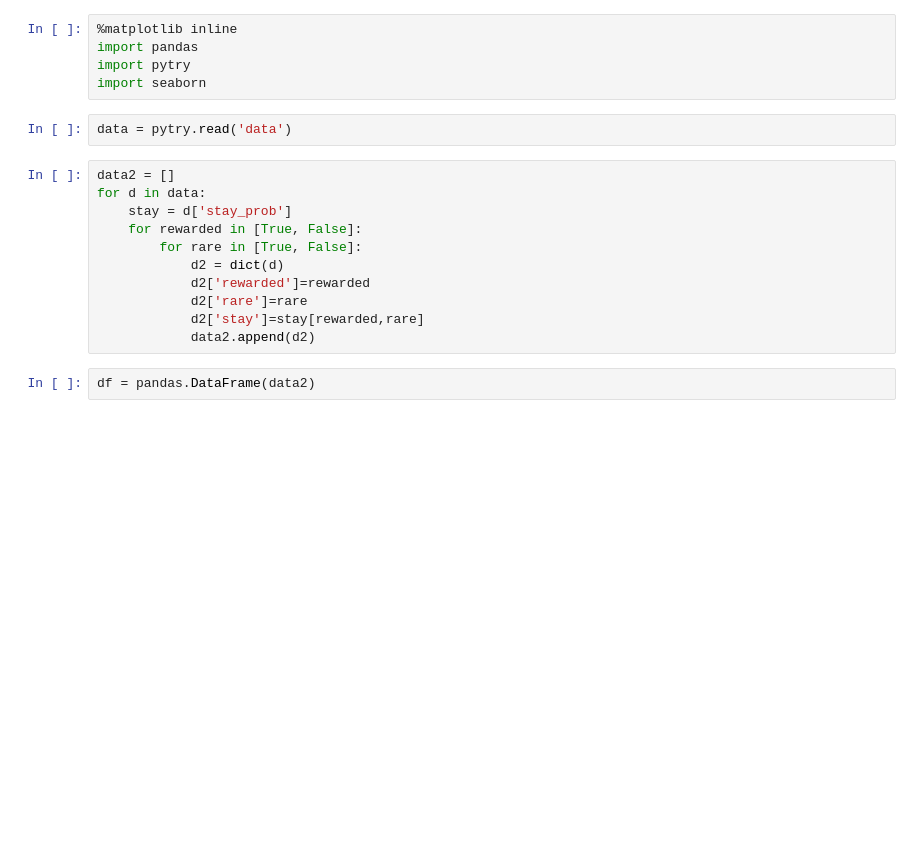
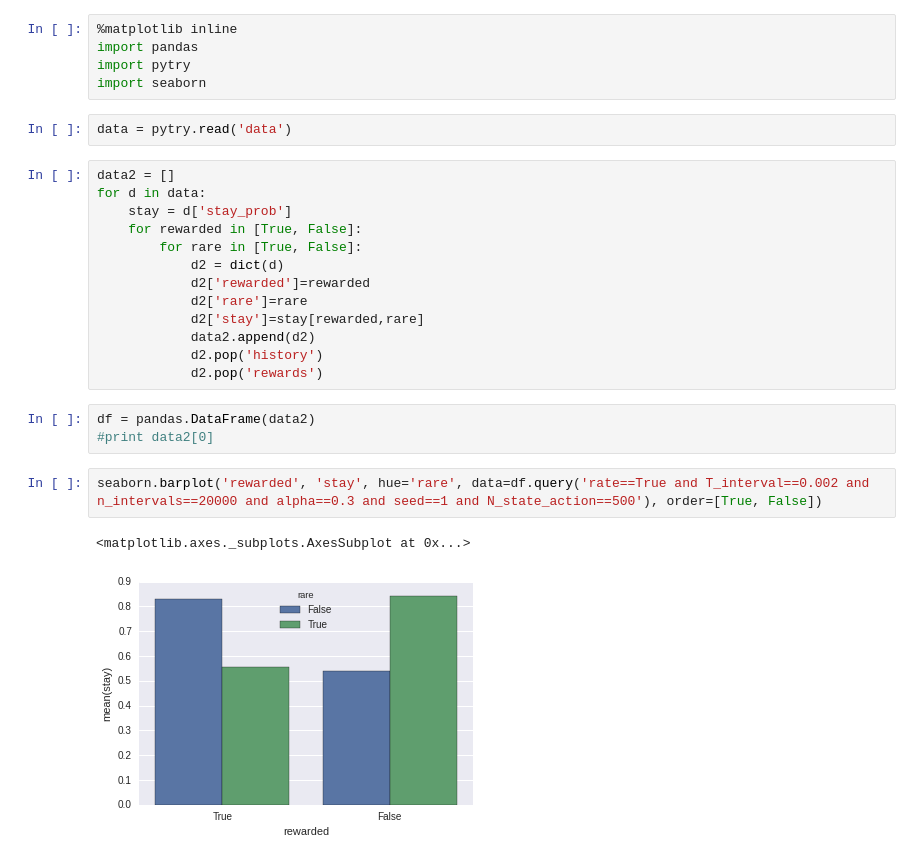
Before and after one commit to ctn-waterloo/cogsci17-rl, a Jupyter notebook: refactor/Plotting_experiments.ipynb, the cells around one changed output. Saved outputs shown, nothing was run; the diff lists cells and outputs as text; blank space fills up the shorter version.

```diff
--- a/refactor/Plotting_experiments.ipynb
+++ b/refactor/Plotting_experiments.ipynb
@@ -16,5 +16,13 @@ for d in data:
             d2['rare']=rare
             d2['stay']=stay[rewarded,rare]
             data2.append(d2)
+            d2.pop('history')
+            d2.pop('rewards')
 # %%
 df = pandas.DataFrame(data2)
+#print data2[0]
+# %%
+seaborn.barplot('rewarded', 'stay', hue='rare', data=df.query('rate==True and T_interval==0.002 and n_intervals==20000 and alpha==0.3 and seed==1 and N_state_action==500'), order=[True, False])
+# %% [output]
+<matplotlib.axes._subplots.AxesSubplot at 0x...>
+[figure, added]
```
Also changed, not shown: parts of 32 cells of this notebook.
